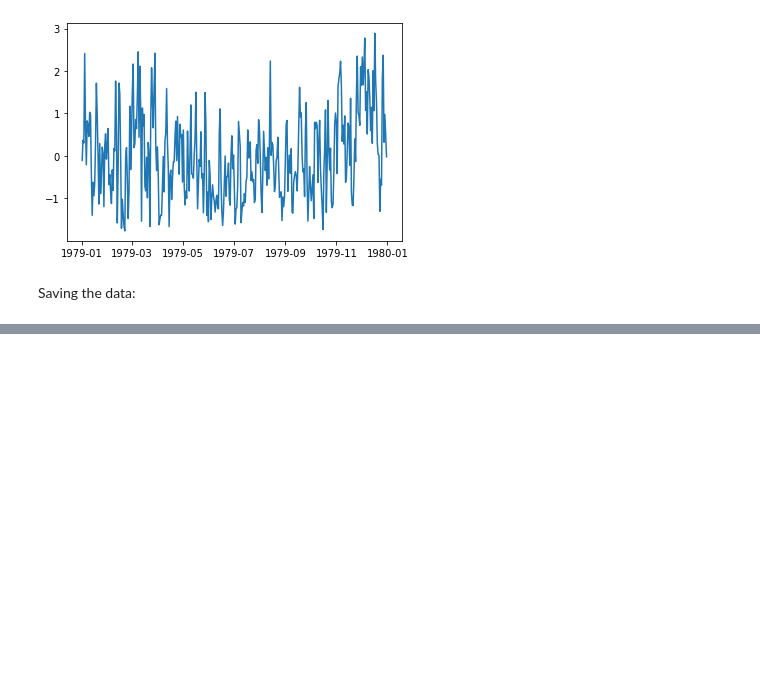
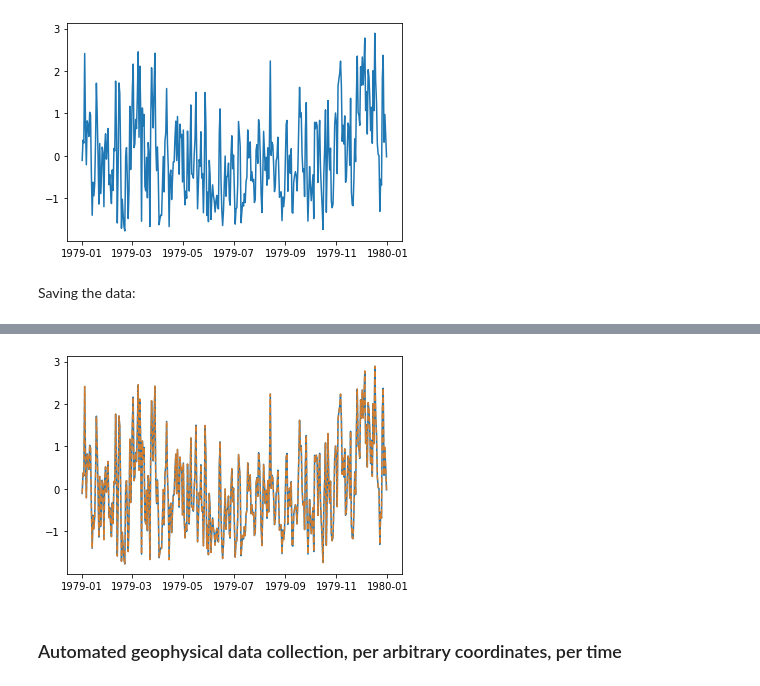
Before and after one commit to MariosNT/ML_Extreme_Climate_Events, a Jupyter notebook: Data/Data/rainfall_data_check.ipynb, the cells around one changed output, grey strips where cells are left out. Drawn from its saved outputs; the diff is of its cells as text; code cells hidden in the pictures; blank space fills up the shorter version.

```diff
--- a/Data/Data/rainfall_data_check.ipynb
+++ b/Data/Data/rainfall_data_check.ipynb
@@ -861,3 +1176,12 @@ Saving the data:
+# %%
+# Beware "windspeed" ends up at the end
+plt.plot(time_period, X_Cardiff[:,4])
+plt.plot(time_period, X_Cardiff_emf_af[:,6], linestyle = '--', alpha=0.8)
+plt.show()
+# %% [output]
+[figure, added]
+# %% [markdown]
+### Automated geophysical data collection, per arbitrary coordinates, per time
 # %%
 def geophysical_coordinates_time(long_key, lat_key, time_start, time_end,\
                           train_start, train_end, adv_field=False, normalisation = 'test'):
```
Also changed, not shown: parts of 17 cells of this notebook.
